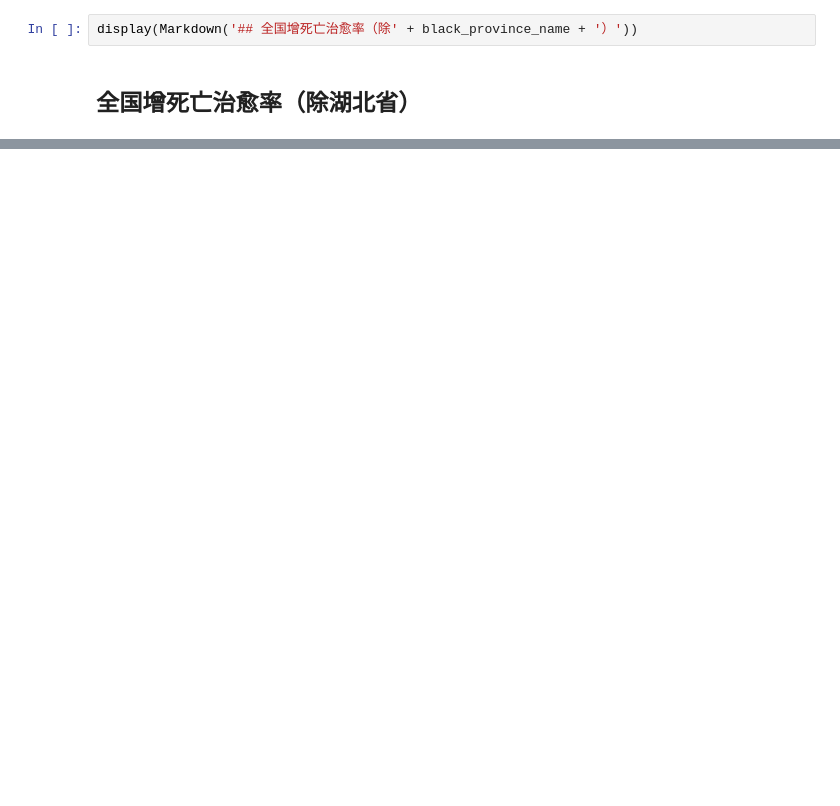
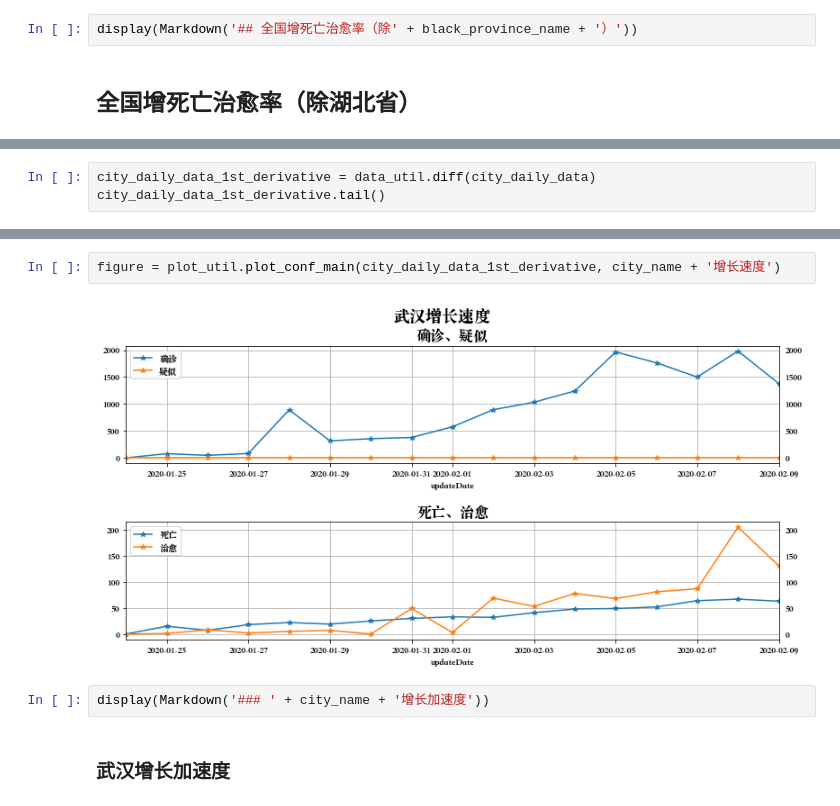
Before and after one commit to donaldwuid/py_ncov2019, a Jupyter notebook: Readme.ipynb, the cells around one changed output, grey strips where cells are left out. Saved outputs shown, nothing was run; the diff lists cells and outputs as text; blank space fills up the shorter version.

```diff
--- a/Readme.ipynb
+++ b/Readme.ipynb
@@ -155,0 +187,3 @@ figure = plot_util.plot_conf_dead_cured_ratio(white_daily_data, '全国增死亡
+# %%
+city_daily_data_1st_derivative = data_util.diff(city_daily_data)
+city_daily_data_1st_derivative.tail()
@@ -155,0 +197,8 @@ figure = plot_util.plot_conf_dead_cured_ratio(white_daily_data, '全国增死亡
+# %%
+figure = plot_util.plot_conf_main(city_daily_data_1st_derivative, city_name + '增长速度')
+# %% [output]
+[figure, added]
+# %%
+display(Markdown('### ' + city_name + '增长加速度'))
+# %% [output]
+### 武汉增长加速度
```
Also changed, not shown: parts of 25 cells of this notebook, 23 other files.
